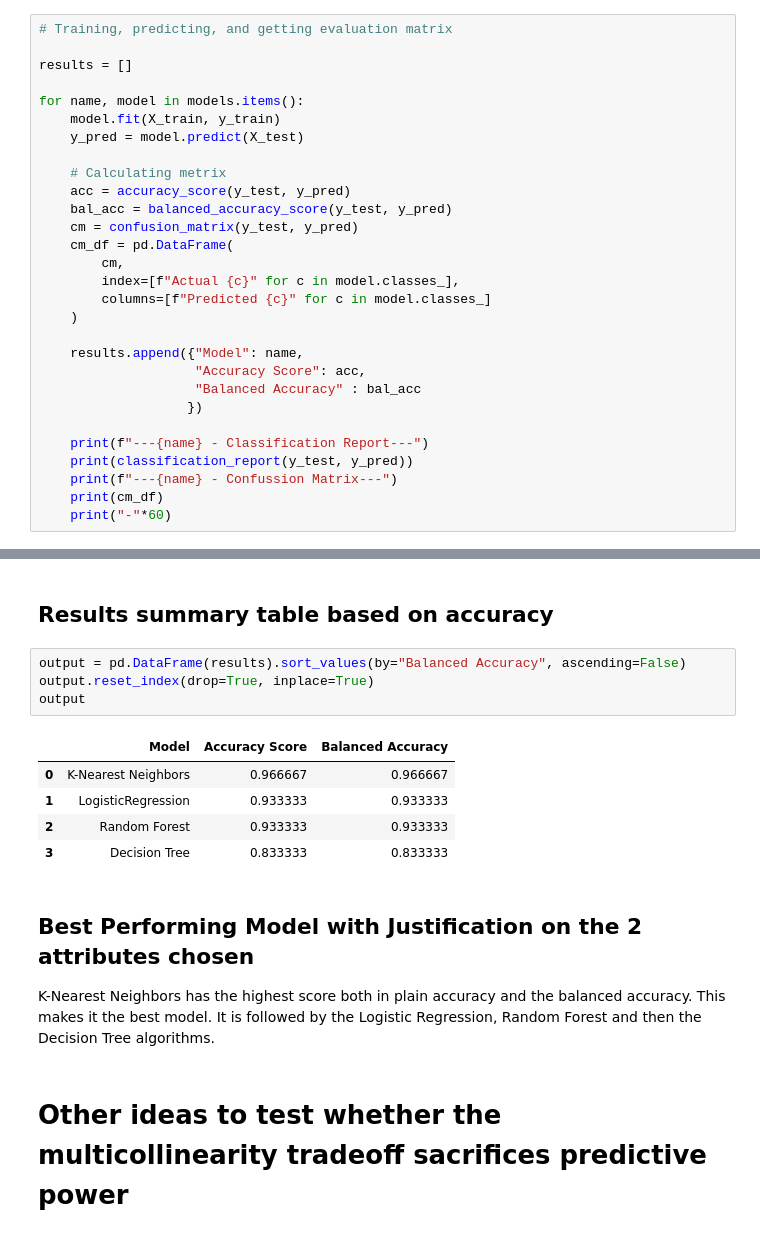
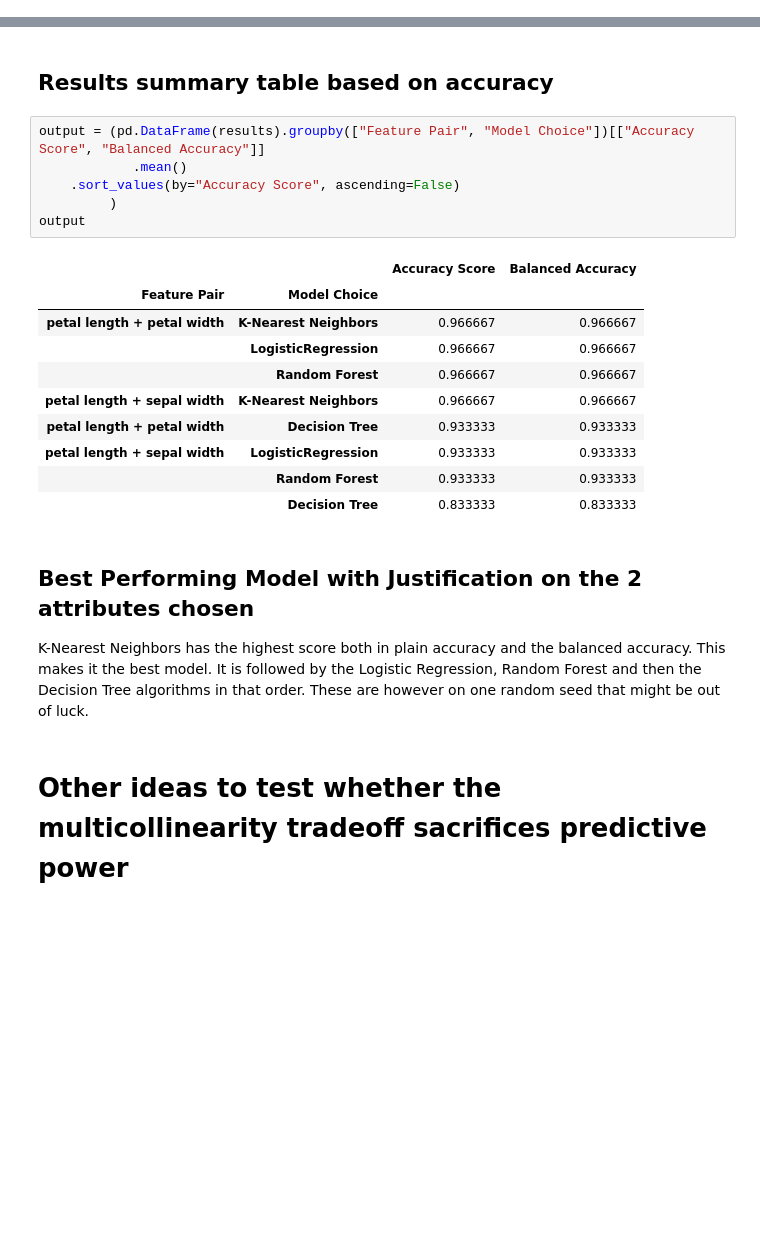
Before and after one commit to kjkyagambiddwa/OIBSIP, a Jupyter notebook: DataScience-Task1-IrisClassification/Iris_Classification.ipynb, the cells around one changed output, grey strips where cells are left out. Saved outputs shown, nothing was run; the diff lists cells and outputs as text; blank space fills up the shorter version.

Commit message:
Added another pair of features i.e petal length and petal width for the 256 random seed for uniformity. Compared the random 256, scaled and unscaled outcomes to get which model performed best.

```diff
--- a/DataScience-Task1-IrisClassification/Iris_Classification.ipynb
+++ b/DataScience-Task1-IrisClassification/Iris_Classification.ipynb
@@ -313,29 +324,0 @@ models = {
-# %%
-# Training, predicting, and getting evaluation matrix
-
-results = []
-
-for name, model in models.items():
-    model.fit(X_train, y_train)
-    y_pred = model.predict(X_test)
-
-    # Calculating metrix
-    acc = accuracy_score(y_test, y_pred)
-    bal_acc = balanced_accuracy_score(y_test, y_pred)
-    cm = confusion_matrix(y_test, y_pred)
-    cm_df = pd.DataFrame(
-        cm,
-        index=[f"Actual {c}" for c in model.classes_],
-        columns=[f"Predicted {c}" for c in model.classes_]
-    )
-
-    results.append({"Model": name,
-                    "Accuracy Score": acc,
-                    "Balanced Accuracy" : bal_acc
-                   })
-
-    print(f"---{name} - Classification Report---")
-    print(classification_report(y_test, y_pred))
-    print(f"---{name} - Confussion Matrix---")
-    print(cm_df)
-    print("-"*60)
@@ -360,18 +325,25 @@ Actual virginica                      9
 # %% [markdown]
 ## Results summary table based on accuracy
 # %%
-output = pd.DataFrame(results).sort_values(by="Balanced Accuracy", ascending=False)
-output.reset_index(drop=True, inplace=True)
+output = (pd.DataFrame(results).groupby(["Feature Pair", "Model Choice"])[["Accuracy Score", "Balanced Accuracy"]]
+            .mean()
+    .sort_values(by="Accuracy Score", ascending=False)
+         )
 output
 # %% [output]
-|  | Model | Accuracy Score | Balanced Accuracy |
-| 0 | K-Nearest Neighbors | 0.966667 | 0.966667 |
-| 1 | LogisticRegression | 0.933333 | 0.933333 |
-| 2 | Random Forest | 0.933333 | 0.933333 |
-| 3 | Decision Tree | 0.833333 | 0.833333 |
+|  |  | Accuracy Score | Balanced Accuracy |
+| Feature Pair | Model Choice |  |  |
+| petal length + petal width | K-Nearest Neighbors | 0.966667 | 0.966667 |
+|  | LogisticRegression | 0.966667 | 0.966667 |
+|  | Random Forest | 0.966667 | 0.966667 |
+| petal length + sepal width | K-Nearest Neighbors | 0.966667 | 0.966667 |
+| petal length + petal width | Decision Tree | 0.933333 | 0.933333 |
+| petal length + sepal width | LogisticRegression | 0.933333 | 0.933333 |
+|  | Random Forest | 0.933333 | 0.933333 |
+|  | Decision Tree | 0.833333 | 0.833333 |
 # %% [markdown]
 ## Best Performing Model with Justification on the 2 attributes chosen
-K-Nearest Neighbors has the highest score both in plain accuracy and the balanced accuracy. This makes it the best model. It is followed by the Logistic Regression, Random Forest and then the Decision Tree algorithms.
+K-Nearest Neighbors has the highest score both in plain accuracy and the balanced accuracy. This makes it the best model. It is followed by the Logistic Regression, Random Forest and then the Decision Tree algorithms in that order. These are however on one random seed that might be out of luck.
 # %% [markdown]
 # Other ideas to test whether the multicollinearity tradeoff sacrifices predictive power
 # %% [markdown]
```
Also changed, not shown: parts of 21 cells of this notebook.
